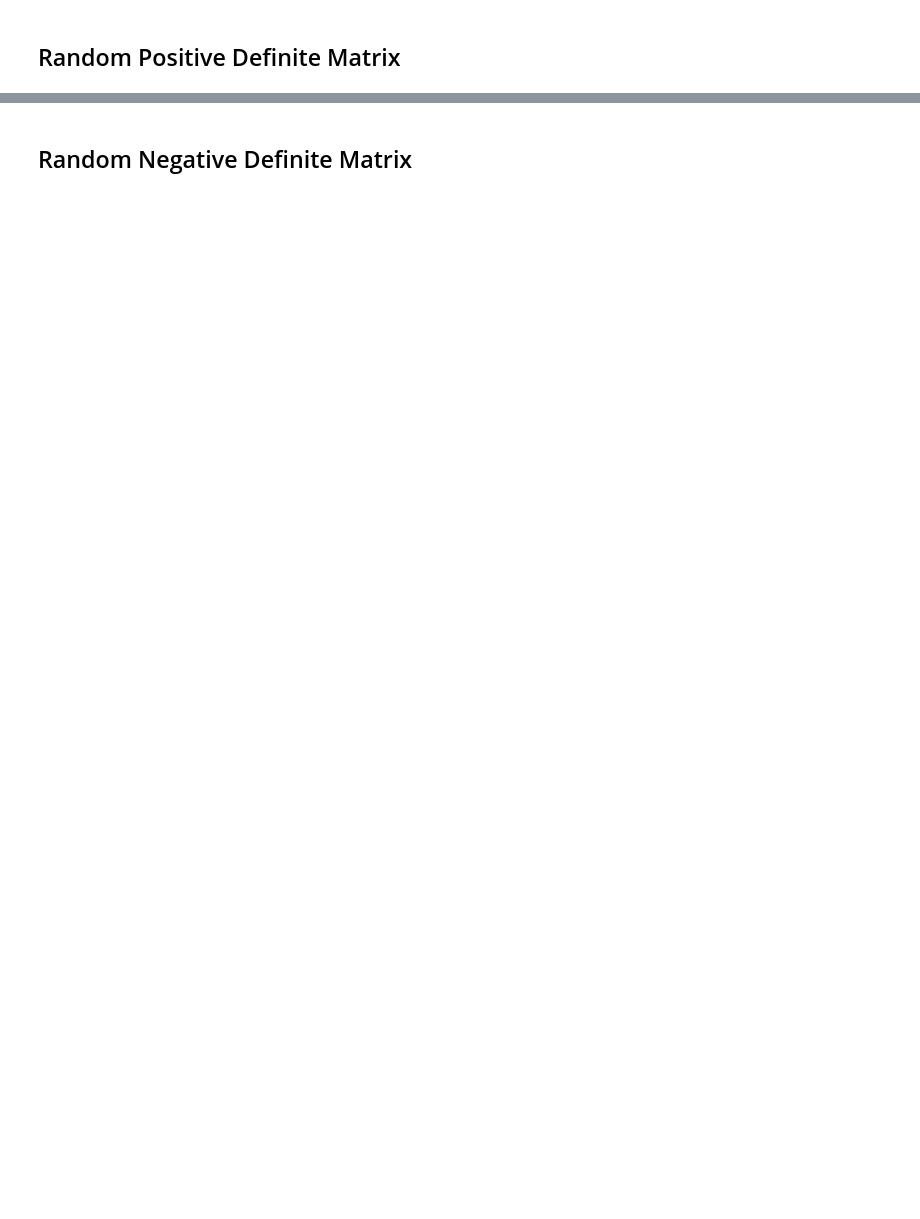
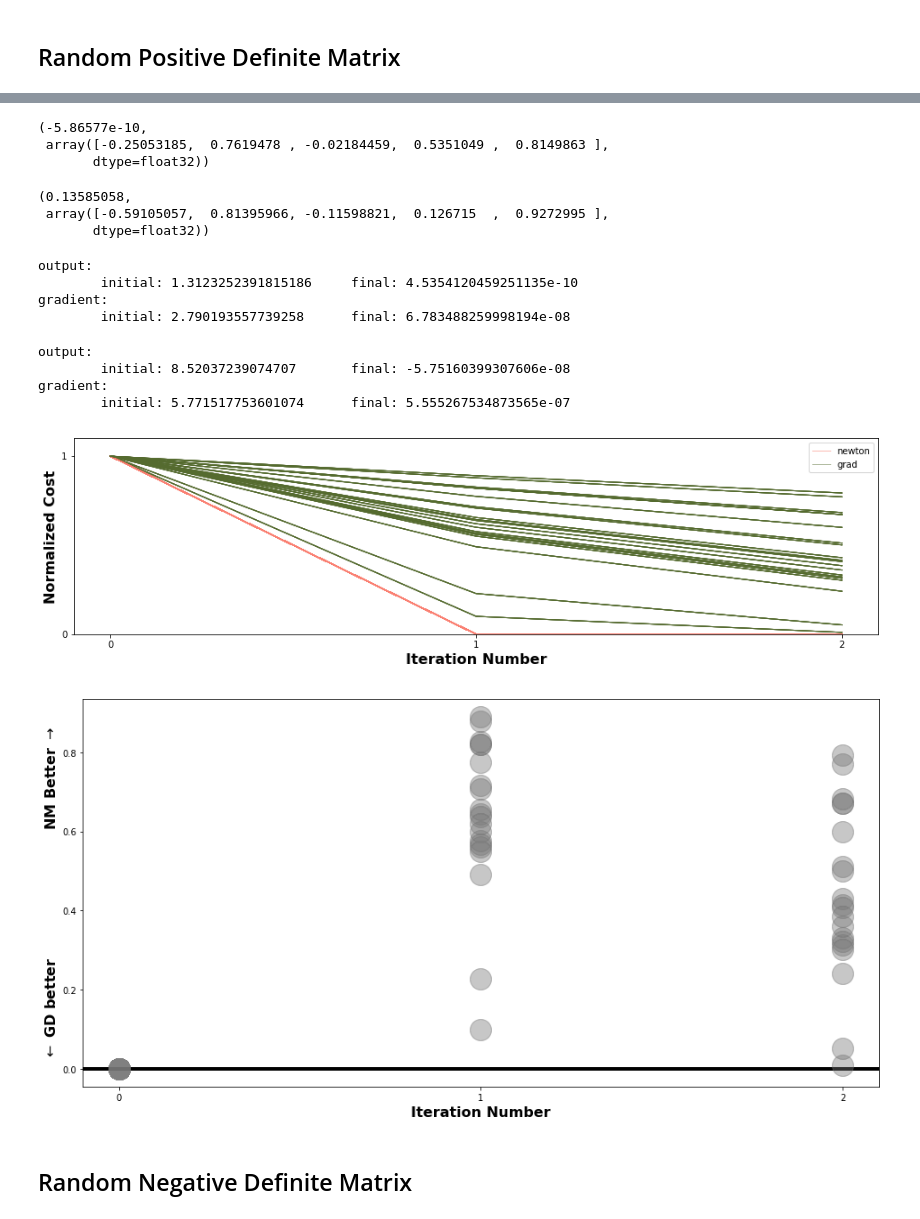
Before and after one commit to charlesfrye/tf_hessians, a Jupyter notebook: TF - Second-Order Methods - 2.ipynb, the cells around one changed output, grey strips where cells are left out. Saved outputs shown, nothing was run; the diff lists cells and outputs as text; code cells hidden in the pictures; blank space fills up the shorter version.

```diff
--- a/TF - Second-Order Methods - 2.ipynb
+++ b/TF - Second-Order Methods - 2.ipynb
@@ -155,3 +275,57 @@ run_minimizer(wishart_quadratic_form_minimizer, "gradient_descent", 1)
+# %%
+N = 5
+
+wishart_random_matrix = generate_wishart(N)
+
+initial_values = np.random.standard_normal(size=N).astype(np.float32)
+
+wishart_quadratic_form = second_order.make_quadratic_form(wishart_random_matrix, initial_values,
+                                                                 {"learning_rate":0.1,
+                                                                 "newton_rate":1,
+                                                                 "minimum_eigenvalue_magnitude":1e-5,
+                                                                 "inverse_method":"pseudo"})
+# %%
+second_order.minimize(wishart_quadratic_form, "newton", 1)
+# %% [output]
+(-5.86577e-10,
+ array([-0.25053185,  0.7619478 , -0.02184459,  0.5351049 ,  0.8149863 ],
+       dtype=float32))
+# %%
+second_order.minimize(wishart_quadratic_form, "gradient_descent", 1)
+# %% [output]
+(0.13585058,
+ array([-0.59105057,  0.81395966, -0.11598821,  0.126715  ,  0.9272995 ],
+       dtype=float32))
+# %%
+gradient_test(5, generate_wishart, 2, {"learning_rate":0.1, "newton_rate":1,
+                                       "minimum_eigenvalue_magnitude":1e-5,
+                                       "inverse_method":"pseudo"})
+# %% [output]
+output:
+        initial: 1.3123252391815186     final: 4.5354120459251135e-10
+gradient:
+        initial: 2.790193557739258      final: 6.783488259998194e-08
+# %%
+gradient_test(1000, generate_wishart, 2, {"learning_rate":0.1, "newton_rate":1,
+                                       "minimum_eigenvalue_magnitude":1e-5,
+                                       "inverse_method":"pseudo"})
+# %% [output]
+output:
+        initial: 8.52037239074707       final: -5.75160399307606e-08
+gradient:
+        initial: 5.771517753601074      final: 5.555267534873565e-07
+# %%
+results = second_order.compare_descent_methods(generate_wishart, N,
+                                               num_steps=2, num_matrices=20, num_runs=10,
+                                              hyperparameters={"learning_rate":0.1, "newton_rate":1,
+                                                               "minimum_eigenvalue_magnitude":1e-5,
+                                                               "inverse_method":"pseudo"})
+normalized_results = second_order.normalize_runs(results)
+second_order.plot_trajectories_comparison(normalized_results)
+second_order.plot_benefit(normalized_results)
+# %% [output]
+[figure, added]
+[figure, added]
 # %% [markdown]
 ## Random Negative Definite Matrix
 # %% [markdown]
```
Also changed, not shown: parts of 52 cells of this notebook, 1 other file.
